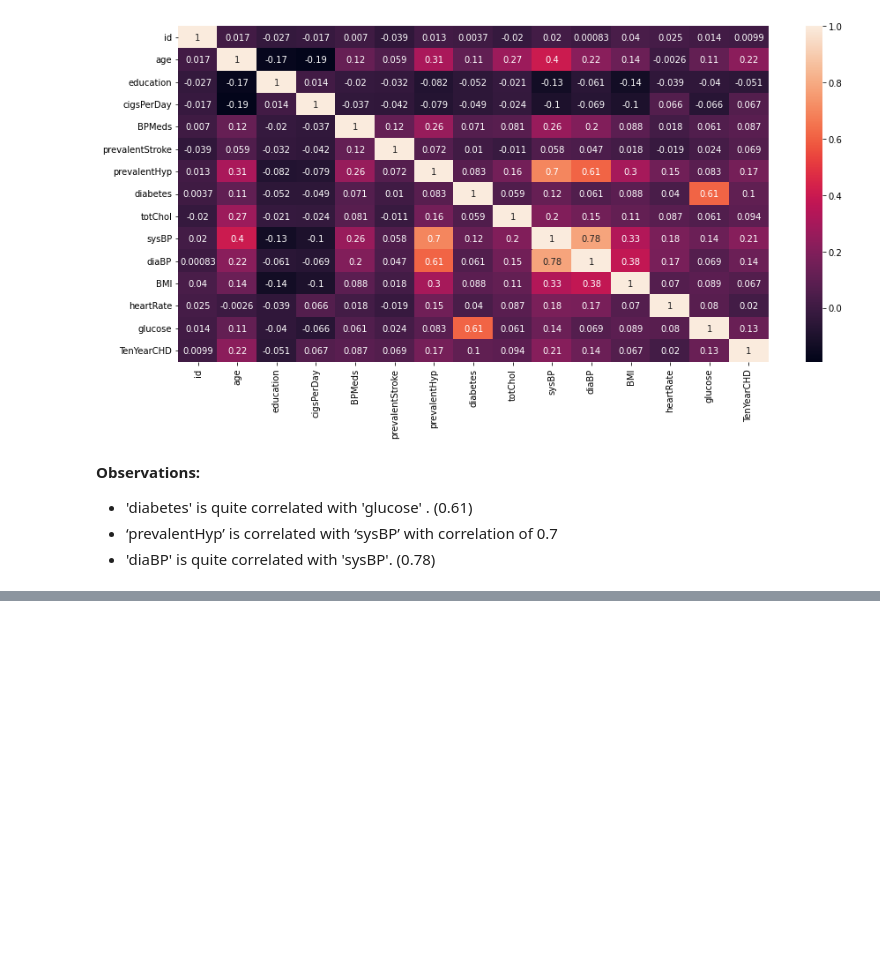
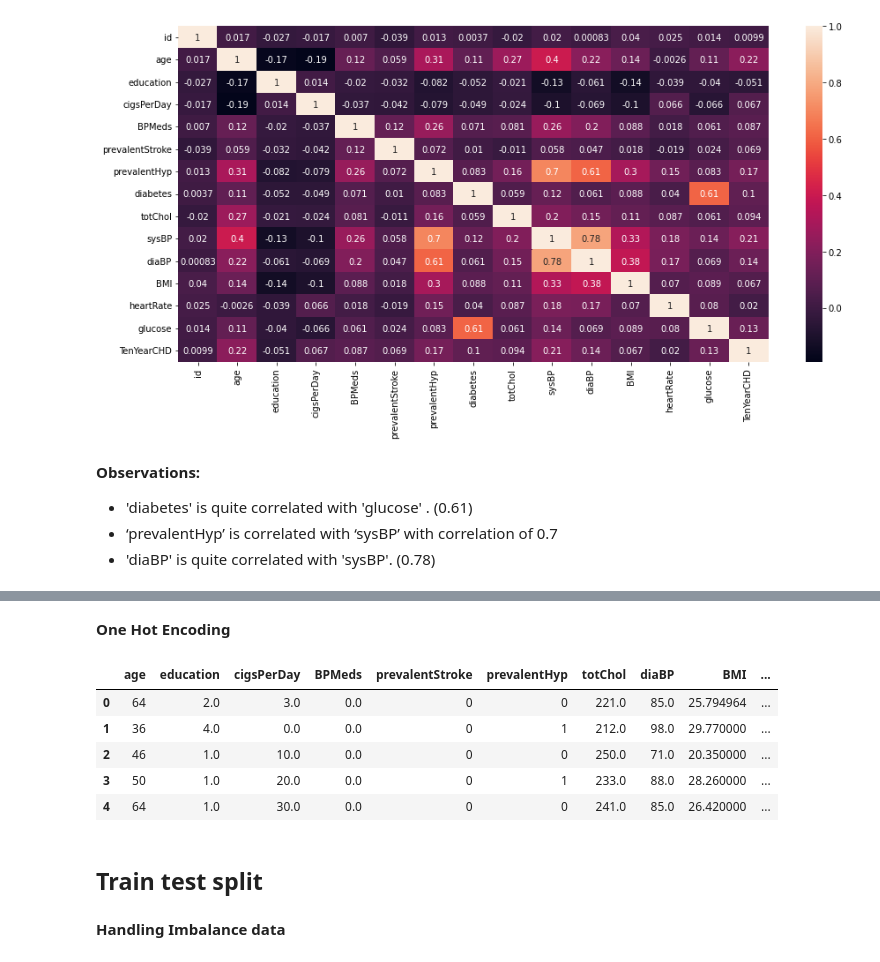
Before and after one commit to omajipawar/Cardiovascular-Risk-Prediction, a Jupyter notebook: Cardiovascular_Risk_Prediction_(Omaji_Pawar).ipynb, the cells around one changed output, grey strips where cells are left out. Cells and saved outputs as stored; diff of their text form; code cells hidden in the pictures; blank space fills up the shorter version.

```diff
--- a/Cardiovascular_Risk_Prediction_(Omaji_Pawar).ipynb
+++ b/Cardiovascular_Risk_Prediction_(Omaji_Pawar).ipynb
@@ -318,0 +332,15 @@ sns.heatmap(df.corr(),annot=True)
+# %% [markdown]
+**One Hot Encoding**
+# %%
+#One-Hot encoding the categorical parameters using get_dummies()
+df = pd.get_dummies(df, columns = ['sex', 'is_smoking',])
+df.head()
+# %% [output]
+|  | age | education | cigsPerDay | BPMeds | prevalentStroke | prevalentHyp | totChol | diaBP | BMI | ... |
+| 0 | 64 | 2.0 | 3.0 | 0.0 | 0 | 0 | 221.0 | 85.0 | 25.794964 | ... |
+| 1 | 36 | 4.0 | 0.0 | 0.0 | 0 | 1 | 212.0 | 98.0 | 29.770000 | ... |
+| 2 | 46 | 1.0 | 10.0 | 0.0 | 0 | 0 | 250.0 | 71.0 | 20.350000 | ... |
+| 3 | 50 | 1.0 | 20.0 | 0.0 | 0 | 1 | 233.0 | 88.0 | 28.260000 | ... |
+| 4 | 64 | 1.0 | 30.0 | 0.0 | 0 | 0 | 241.0 | 85.0 | 26.420000 | ... |
+# %% [markdown]
+## **Train test split**
@@ -318,0 +350,2 @@ sns.heatmap(df.corr(),annot=True)
+# %% [markdown]
+**Handling Imbalance data**
```
Also changed, not shown: parts of 14 cells of this notebook.
